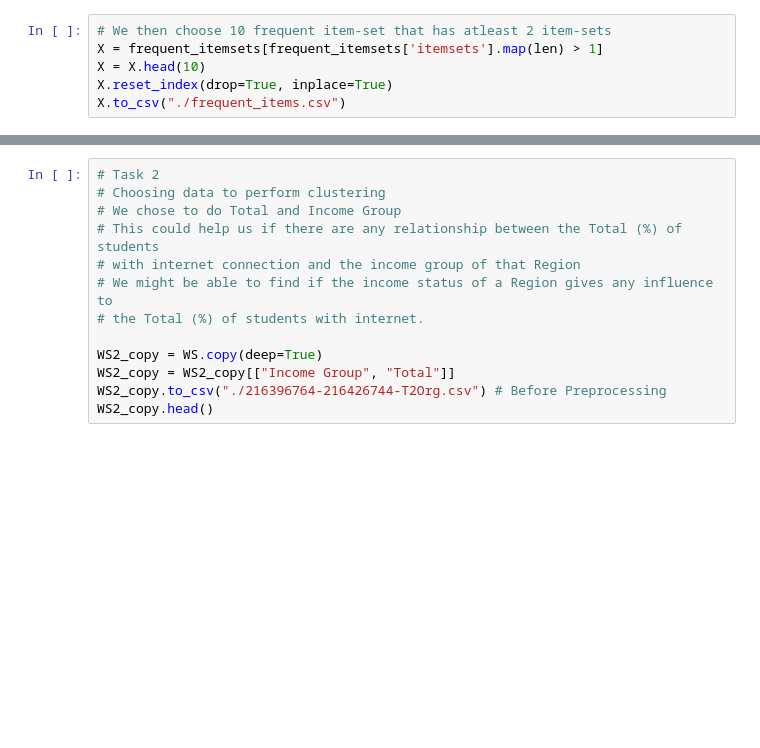
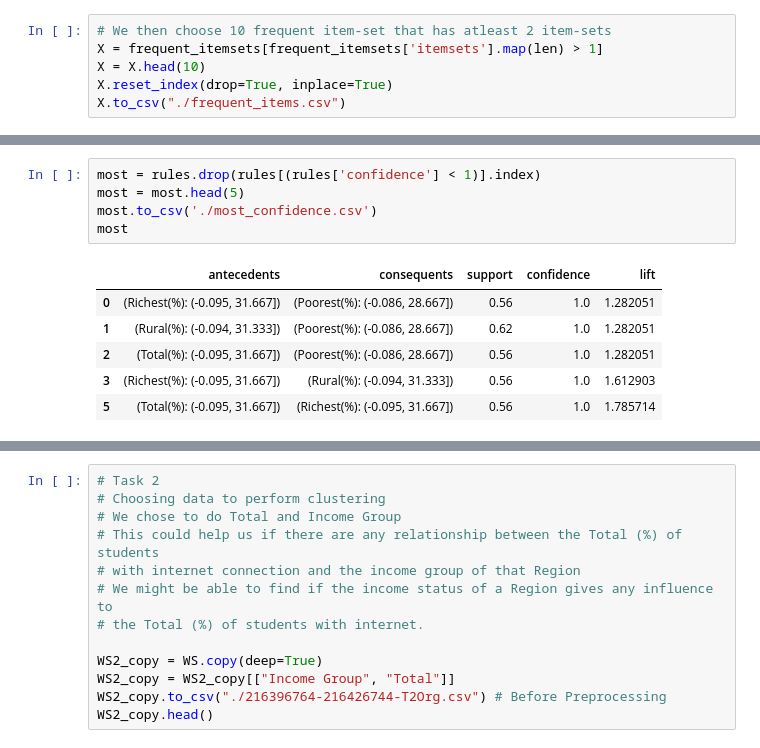
Before and after one commit to Jeffkw213/EECS4412, a Jupyter notebook: phase3/Part_3.ipynb, the cells around one changed output, grey strips where cells are left out. Saved outputs shown, nothing was run; the diff lists cells and outputs as text; blank space fills up the shorter version.

```diff
--- a/phase3/Part_3.ipynb
+++ b/phase3/Part_3.ipynb
@@ -245,0 +271,12 @@ Name: support, dtype: float64
+# %%
+most = rules.drop(rules[(rules['confidence'] < 1)].index)
+most = most.head(5)
+most.to_csv('./most_confidence.csv')
+most
+# %% [output]
+|  | antecedents | consequents | support | confidence | lift |
+| 0 | (Richest(%): (-0.095, 31.667]) | (Poorest(%): (-0.086, 28.667]) | 0.56 | 1.0 | 1.282051 |
+| 1 | (Rural(%): (-0.094, 31.333]) | (Poorest(%): (-0.086, 28.667]) | 0.62 | 1.0 | 1.282051 |
+| 2 | (Total(%): (-0.095, 31.667]) | (Poorest(%): (-0.086, 28.667]) | 0.56 | 1.0 | 1.282051 |
+| 3 | (Richest(%): (-0.095, 31.667]) | (Rural(%): (-0.094, 31.333]) | 0.56 | 1.0 | 1.612903 |
+| 5 | (Total(%): (-0.095, 31.667]) | (Richest(%): (-0.095, 31.667]) | 0.56 | 1.0 | 1.785714 |
```
Also changed, not shown: parts of 20 cells of this notebook, 7 other files.
